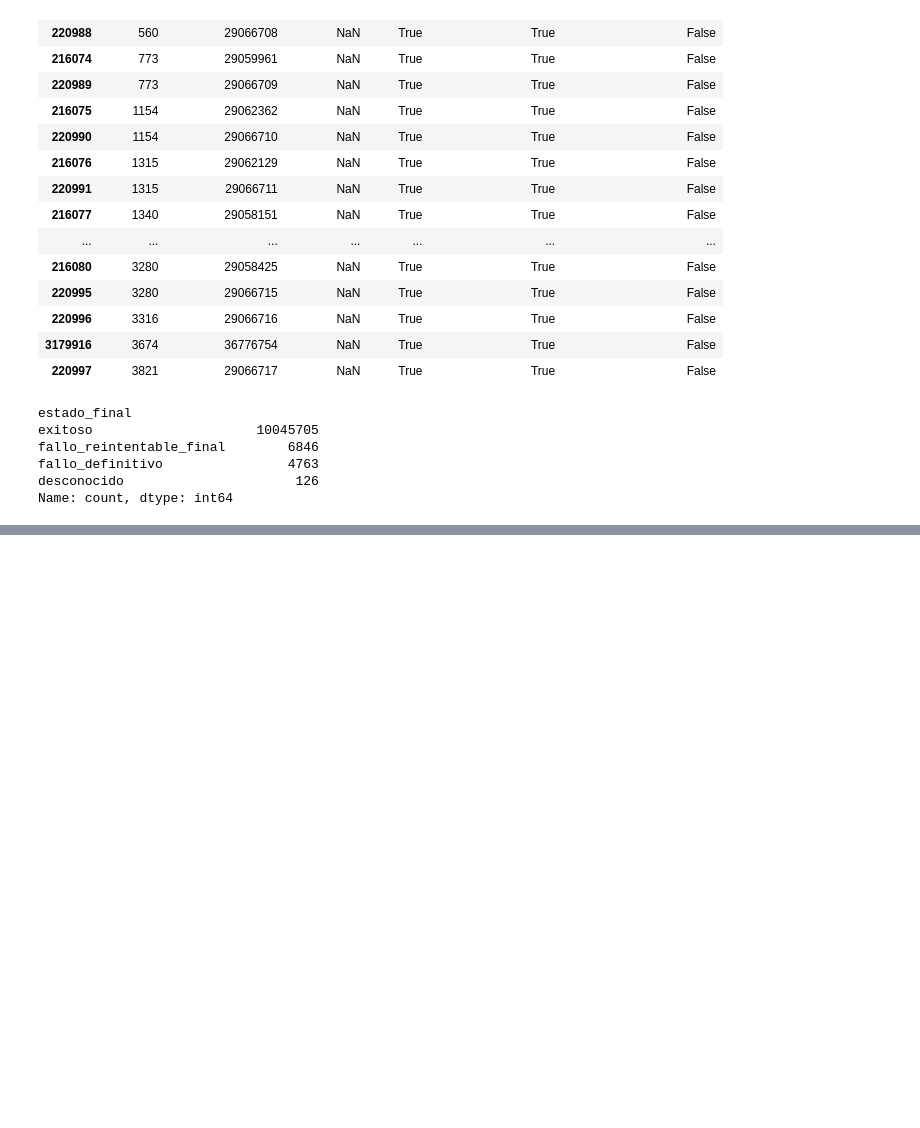
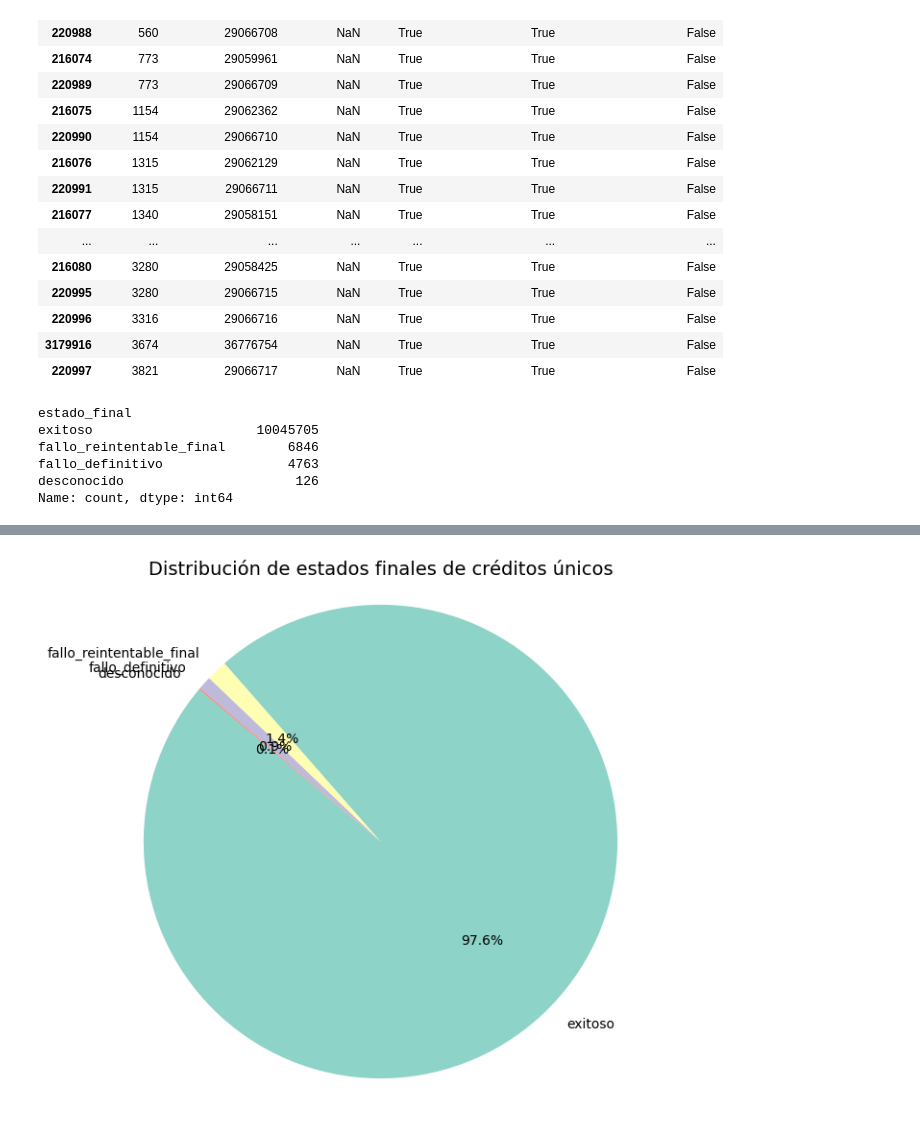
Before and after one commit to allfunso/Qubitos-Datathon, a Jupyter notebook: experimentsIsai.ipynb, the cells around one changed output, grey strips where cells are left out. Saved outputs shown, nothing was run; the diff lists cells and outputs as text; code cells hidden in the pictures; blank space fills up the shorter version.

```diff
--- a/experimentsIsai.ipynb
+++ b/experimentsIsai.ipynb
@@ -169,0 +170,18 @@ Name: count, dtype: int64
+# %%
+labels = resumen.index
+sizes = resumen["creditos_unicos"]
+colors = plt.cm.Set3.colors  # Paleta de colores
+plt.figure(figsize=(7, 7))
+plt.pie(
+    sizes,
+    labels=labels,
+    autopct='%1.1f%%',
+    startangle=140,
+    colors=colors
+)
+
+plt.title("Distribución de estados finales de créditos únicos", fontsize=14)
+plt.axis('equal')
+plt.show()
+# %% [output]
+[figure, added]
```
Also changed, not shown: parts of 6 cells of this notebook.
